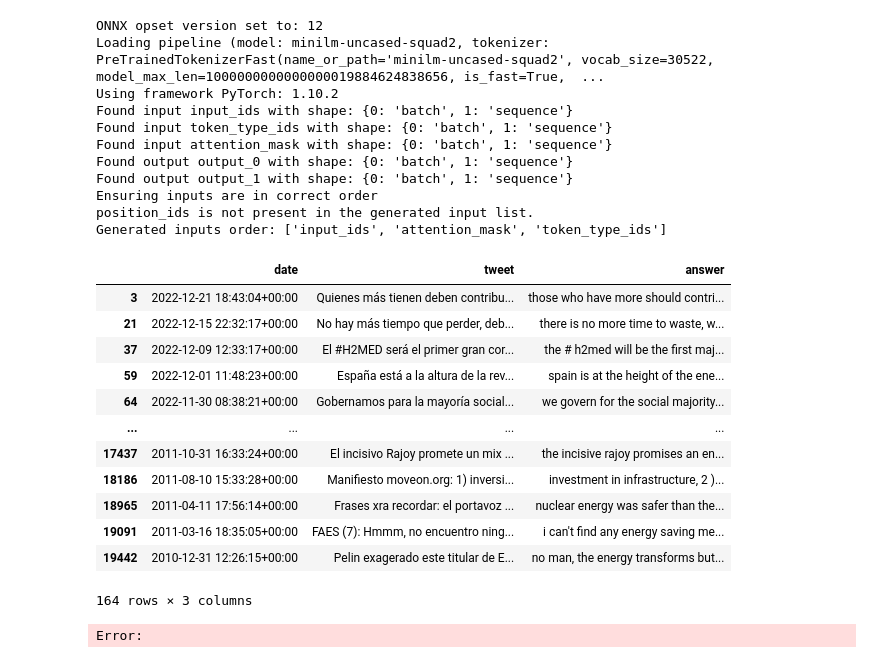
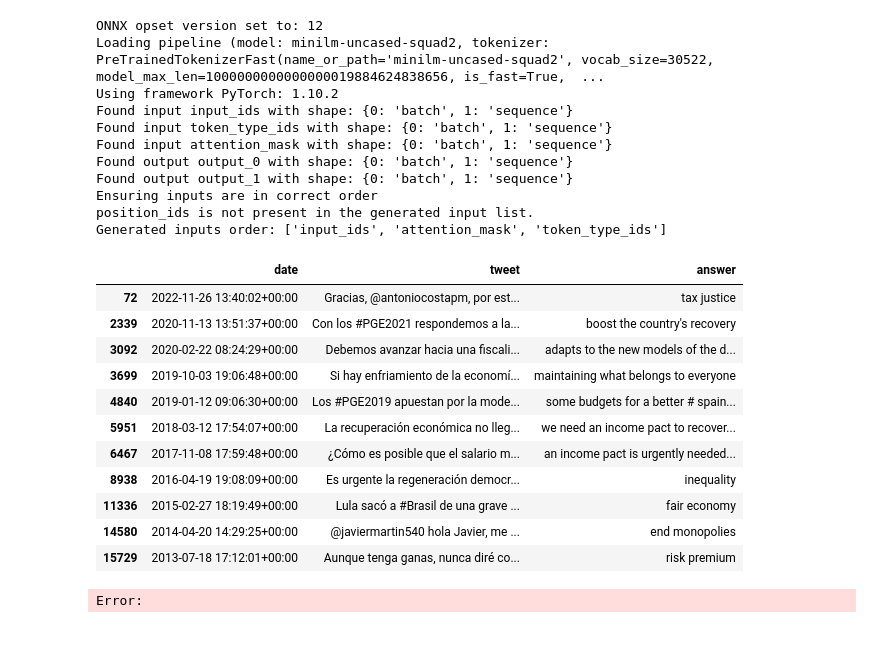
Before and after one commit to AlbertoVilla87/web-file, a Jupyter notebook: reports/profiles.ipynb, the cells around one changed output. Drawn from its saved outputs; the diff is of its cells as text; code cells hidden in the pictures.

```diff
--- a/reports/profiles.ipynb
+++ b/reports/profiles.ipynb
@@ -59,22 +59,21 @@ position_ids is not present in the generated input list.
 Generated inputs order: ['input_ids', 'attention_mask', 'token_type_ids']
 # %%
 profile = pd.read_csv("data/processed/translated/sanchezcastejon.csv", sep=";")
-answer = qa_model.answer_from_profile(profile, "what do you want", "energy")
+answer = qa_model.answer_from_profile(profile, "why rich people should pay more?", "economy")
 answer
 # %% [output]
 |  | date | tweet | answer |
-| 3 | 2022-12-21 18:43:04+00:00 | Quienes más tienen deben contribu... | those who have more should contri... |
-| 21 | 2022-12-15 22:32:17+00:00 | No hay más tiempo que perder, deb... | there is no more time to waste, w... |
-| 37 | 2022-12-09 12:33:17+00:00 | El #H2MED será el primer gran cor... | the # h2med will be the first maj... |
-| 59 | 2022-12-01 11:48:23+00:00 | España está a la altura de la rev... | spain is at the height of the ene... |
-| 64 | 2022-11-30 08:38:21+00:00 | Gobernamos para la mayoría social... | we govern for the social majority... |
-| ... | ... | ... | ... |
-| 17437 | 2011-10-31 16:33:24+00:00 | El incisivo Rajoy promete un mix ... | the incisive rajoy promises an en... |
-| 18186 | 2011-08-10 15:33:28+00:00 | Manifiesto moveon.org: 1) inversi... | investment in infrastructure, 2 )... |
-| 18965 | 2011-04-11 17:56:14+00:00 | Frases xra recordar: el portavoz ... | nuclear energy was safer than the... |
-| 19091 | 2011-03-16 18:35:05+00:00 | FAES (7): Hmmm, no encuentro ning... | i can't find any energy saving me... |
-| 19442 | 2010-12-31 12:26:15+00:00 | Pelin exagerado este titular de E... | no man, the energy transforms but... |
+| 72 | 2022-11-26 13:40:02+00:00 | Gracias, @antoniocostapm, por est... | tax justice |
+| 2339 | 2020-11-13 13:51:37+00:00 | Con los #PGE2021 respondemos a la... | boost the country's recovery |
+| 3092 | 2020-02-22 08:24:29+00:00 | Debemos avanzar hacia una fiscali... | adapts to the new models of the d... |
+| 3699 | 2019-10-03 19:06:48+00:00 | Si hay enfriamiento de la economí... | maintaining what belongs to everyone |
+| 4840 | 2019-01-12 09:06:30+00:00 | Los #PGE2019 apuestan por la mode... | some budgets for a better # spain... |
+| 5951 | 2018-03-12 17:54:07+00:00 | La recuperación económica no lleg... | we need an income pact to recover... |
+| 6467 | 2017-11-08 17:59:48+00:00 | ¿Cómo es posible que el salario m... | an income pact is urgently needed... |
+| 8938 | 2016-04-19 19:08:09+00:00 | Es urgente la regeneración democr... | inequality |
+| 11336 | 2015-02-27 18:19:49+00:00 | Lula sacó a #Brasil de una grave ... | fair economy |
+| 14580 | 2014-04-20 14:29:25+00:00 | @javiermartin540 hola Javier, me ... | end monopolies |
+| 15729 | 2013-07-18 17:12:01+00:00 | Aunque tenga ganas, nunca diré co... | risk premium |
-164 rows × 3 columns
 # %%
 profile = pd.read_csv("data/processed/translated/sanchezcastejon.csv", sep=";")
 answer = qa_model.answer_from_profile_fast(profile, "what do you want", "energy")
```
Also changed, not shown: 19 other files.
